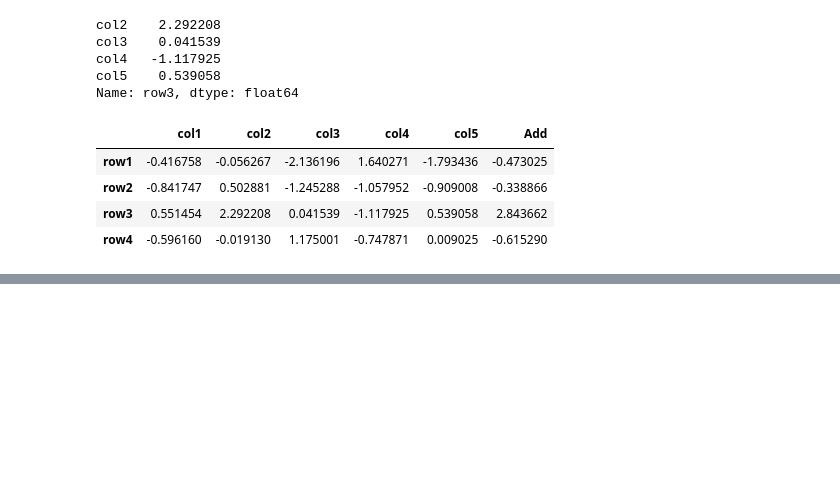
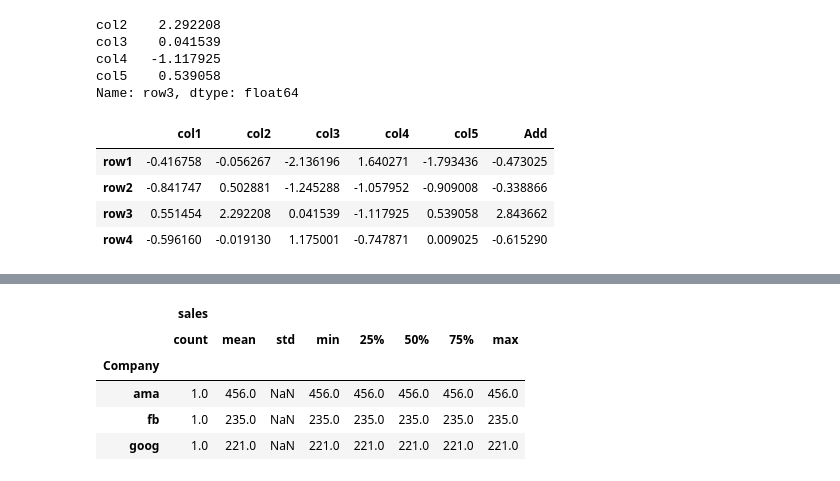
Before and after one commit to 521sai/Pandas_Library, a Jupyter notebook: pandas.ipynb, the cells around one changed output, grey strips where cells are left out. Saved outputs shown, nothing was run; the diff lists cells and outputs as text; code cells hidden in the pictures; blank space fills up the shorter version.

```diff
--- a/pandas.ipynb
+++ b/pandas.ipynb
@@ -291,0 +343,6 @@ df3
+# %%
+df4=pd.DataFrame({'Company':['fb','goog','ama'],
+                  'person':['sam','din','ken'],
+
+                  'sales':[235,221,456]})
+df4
@@ -291,0 +370,2 @@ df3
+# %%
+fd=df4.groupby('Company')
@@ -291,0 +396,9 @@ df3
+# %%
+fd.describe()
+# %% [output]
+|  | sales |  |  |  |  |  |  |  |
+|  | count | mean | std | min | 25% | 50% | 75% | max |
+| Company |  |  |  |  |  |  |  |  |
+| ama | 1.0 | 456.0 | NaN | 456.0 | 456.0 | 456.0 | 456.0 | 456.0 |
+| fb | 1.0 | 235.0 | NaN | 235.0 | 235.0 | 235.0 | 235.0 | 235.0 |
+| goog | 1.0 | 221.0 | NaN | 221.0 | 221.0 | 221.0 | 221.0 | 221.0 |
```
Also changed, not shown: parts of 14 cells of this notebook.
